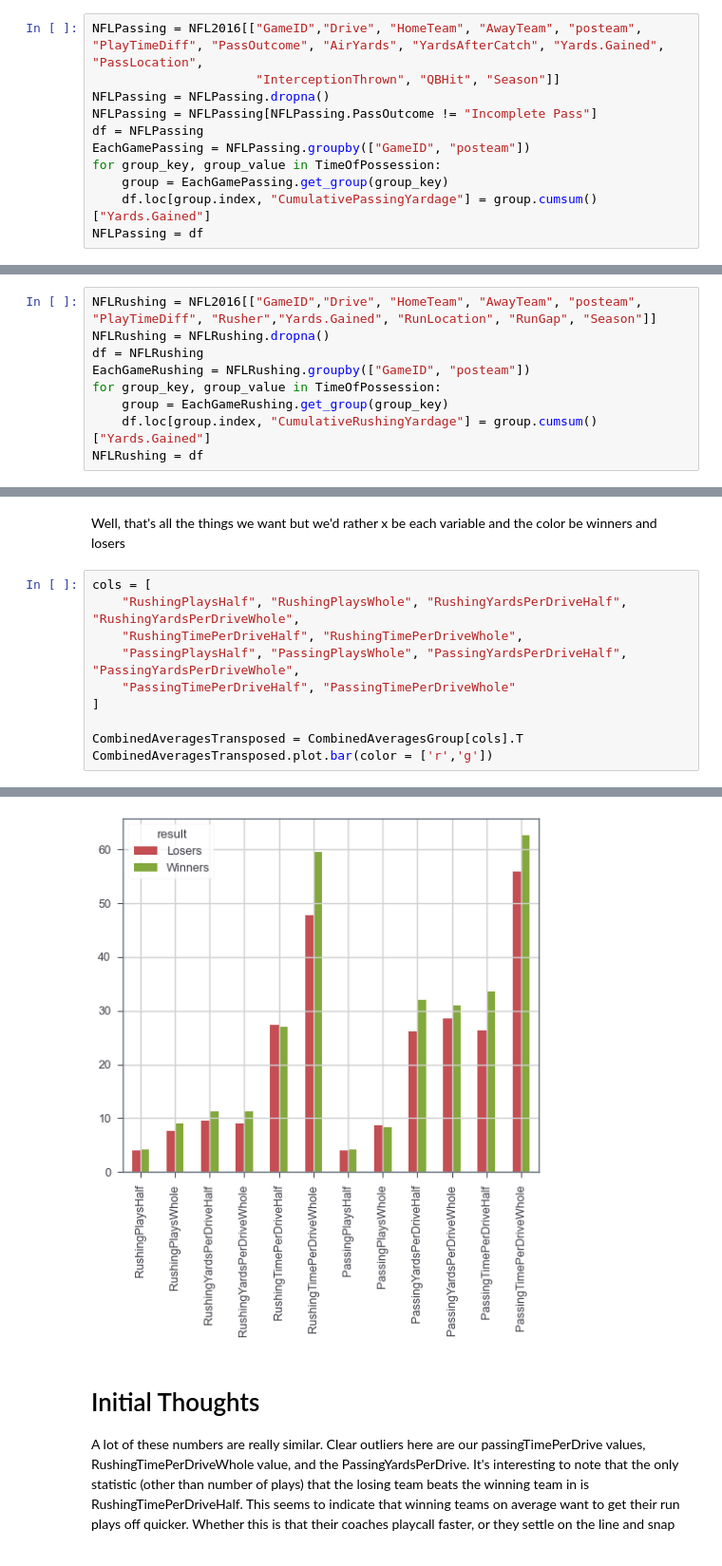
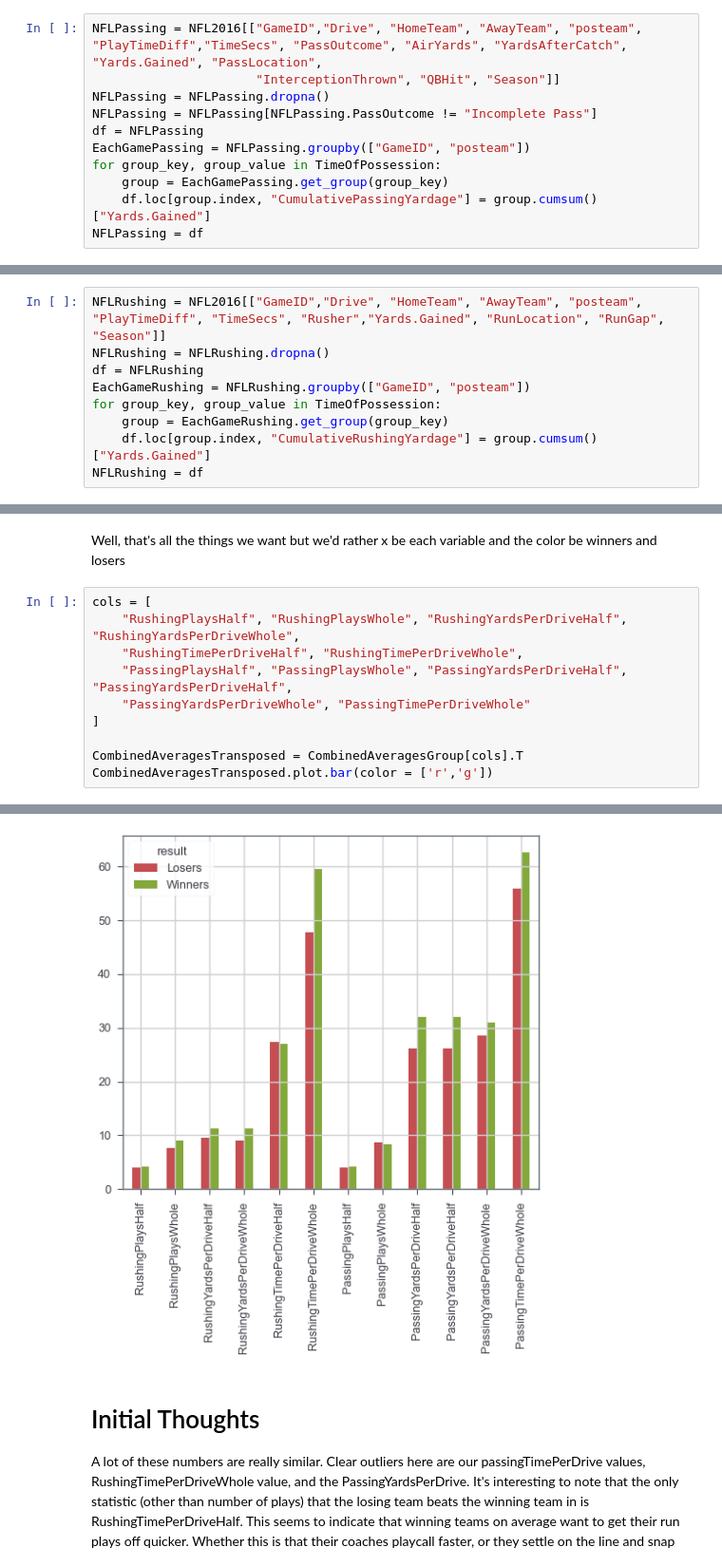
Before and after one commit to Mitchel-Smith/ITCS6162, a Jupyter notebook: NFL2016Analysis.ipynb, the cells around one changed output, grey strips where cells are left out. Shown at 95% size. Drawn from its saved outputs; the diff is of its cells as text.

```diff
--- a/NFL2016Analysis.ipynb
+++ b/NFL2016Analysis.ipynb
@@ -277,7 +277,7 @@ NFLGeneral.head()
 | 3 | PIT | TEN | 2009091000 | 1 | 1 | 3.0 | 56.0 | 0.0 | 0 | ... |
 | 4 | PIT | TEN | 2009091000 | 1 | 1 | 4.0 | 56.0 | 1.0 | 0 | ... |
 # %%
-NFLPassing = NFL2016[["GameID","Drive", "HomeTeam", "AwayTeam", "posteam", "PlayTimeDiff", "PassOutcome", "AirYards", "YardsAfterCatch", "Yards.Gained", "PassLocation",
+NFLPassing = NFL2016[["GameID","Drive", "HomeTeam", "AwayTeam", "posteam", "PlayTimeDiff","TimeSecs", "PassOutcome", "AirYards", "YardsAfterCatch", "Yards.Gained", "PassLocation",
                       "InterceptionThrown", "QBHit", "Season"]]
 NFLPassing = NFLPassing.dropna()
 NFLPassing = NFLPassing[NFLPassing.PassOutcome != "Incomplete Pass"]
@@ -371,7 +371,7 @@ for game in NFLPassing.GameID.unique()[:10]:
 [figure]
 [figure]
 # %%
-NFLRushing = NFL2016[["GameID","Drive", "HomeTeam", "AwayTeam", "posteam", "PlayTimeDiff", "Rusher","Yards.Gained", "RunLocation", "RunGap", "Season"]]
+NFLRushing = NFL2016[["GameID","Drive", "HomeTeam", "AwayTeam", "posteam", "PlayTimeDiff", "TimeSecs", "Rusher","Yards.Gained", "RunLocation", "RunGap", "Season"]]
 NFLRushing = NFLRushing.dropna()
 df = NFLRushing
 EachGameRushing = NFLRushing.groupby(["GameID", "posteam"])
@@ -808,16 +808,16 @@ Well, that's all the things we want but we'd rather x be each variable and the c
 # %%
 cols = [
     "RushingPlaysHalf", "RushingPlaysWhole", "RushingYardsPerDriveHalf", "RushingYardsPerDriveWhole",
     "RushingTimePerDriveHalf", "RushingTimePerDriveWhole",
-    "PassingPlaysHalf", "PassingPlaysWhole", "PassingYardsPerDriveHalf", "PassingYardsPerDriveWhole",
-    "PassingTimePerDriveHalf", "PassingTimePerDriveWhole"
+    "PassingPlaysHalf", "PassingPlaysWhole", "PassingYardsPerDriveHalf", "PassingYardsPerDriveHalf",
+    "PassingYardsPerDriveWhole", "PassingTimePerDriveWhole"
 ]
 
 CombinedAveragesTransposed = CombinedAveragesGroup[cols].T
 CombinedAveragesTransposed.plot.bar(color = ['r','g'])
 # %% [output]
 <AxesSubplot:>
-[figure, old version]
+[figure, new version]
 # %% [markdown]
 <h1>Initial Thoughts</h1>
 A lot of these numbers are really similar. Clear outliers here are our passingTimePerDrive values, RushingTimePerDriveWhole value, and the PassingYardsPerDrive. It's interesting to note that the only statistic (other than number of plays) that the losing team beats the winning team in is RushingTimePerDriveHalf. This seems to indicate that winning teams on average want to get their run plays off quicker. Whether this is that their coaches playcall faster, or they settle on the line and snap more quickly, or something else entirely is impossible to tell from this.
```
Also changed, not shown: parts of 4 cells of this notebook.
